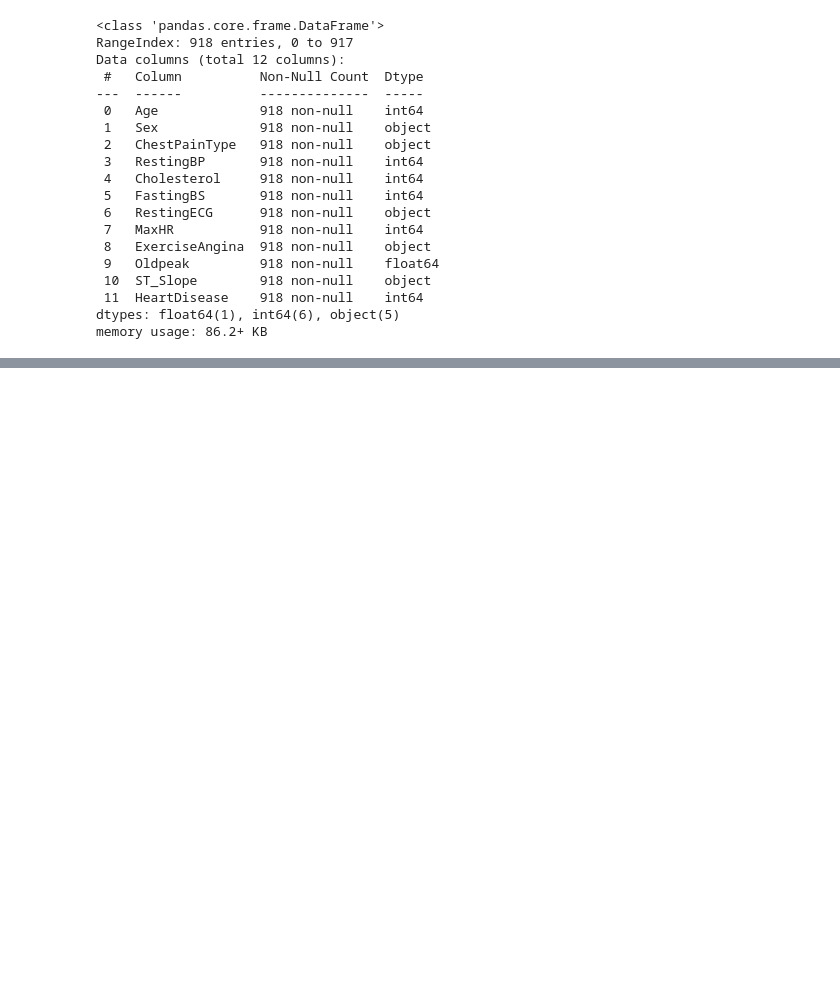
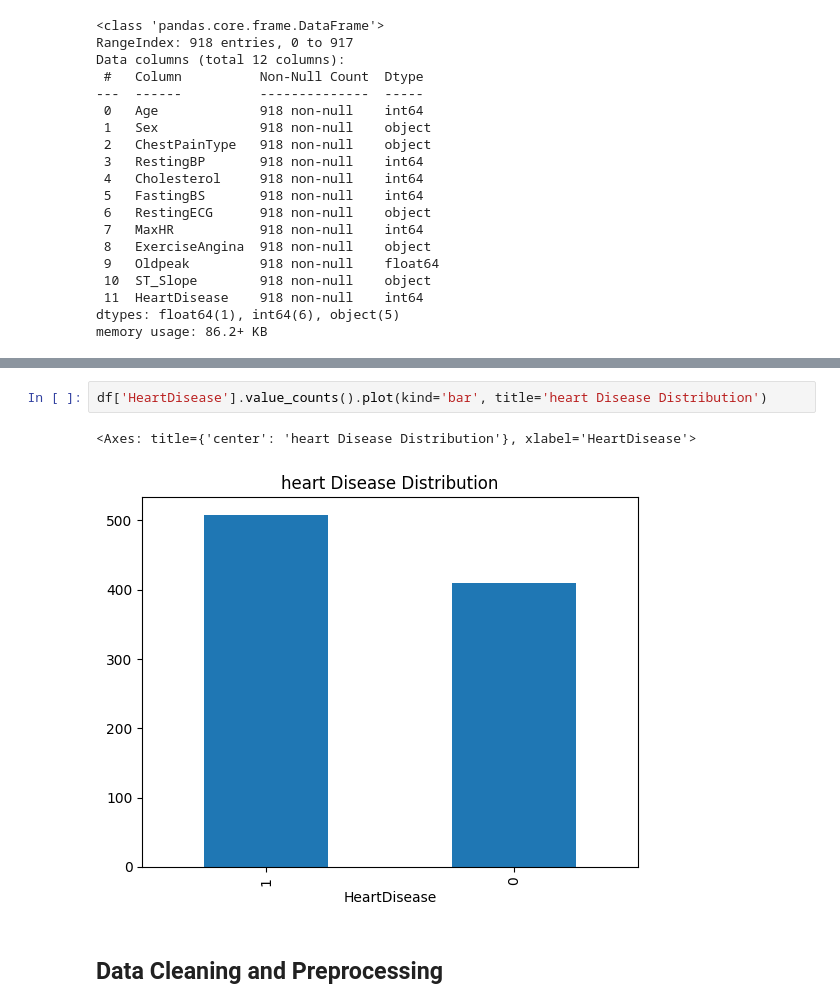
Before and after one commit to thearyal/Machine-Learning-Insurance, a Jupyter notebook: heart.ipynb, the cells around one changed output, grey strips where cells are left out. Cells and saved outputs as stored; diff of their text form; blank space fills up the shorter version.

Commit message:
EDA and preprocessing on heart.csv file

```diff
--- a/heart.ipynb
+++ b/heart.ipynb
@@ -48,0 +146,7 @@ memory usage: 86.2+ KB
+# %%
+df['HeartDisease'].value_counts().plot(kind='bar', title='heart Disease Distribution')
+# %% [output]
+<Axes: title={'center': 'heart Disease Distribution'}, xlabel='HeartDisease'>
+[figure, added]
+# %% [markdown]
+## Data Cleaning and Preprocessing
```
Also changed, not shown: parts of 18 cells of this notebook, 1 other file.
